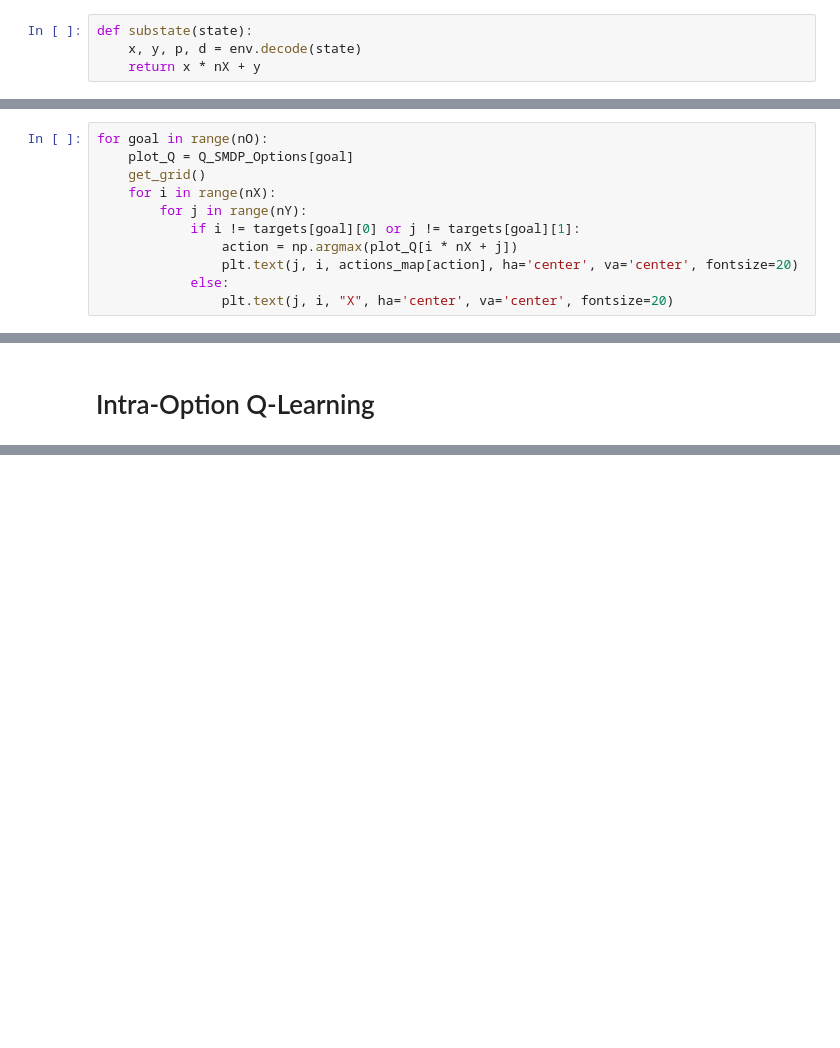
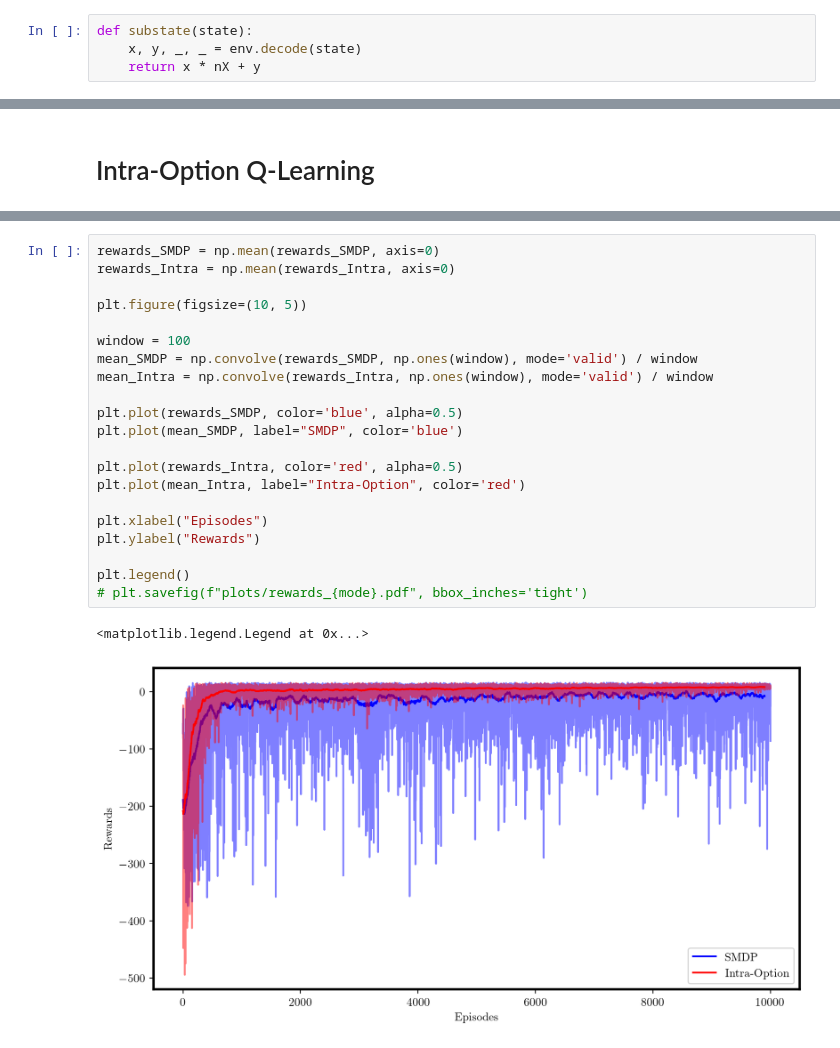
Before and after one commit to Xerefic/CS6700, a Jupyter notebook: Programming Assignment 3/Options.ipynb, the cells around one changed output, grey strips where cells are left out. Drawn from its saved outputs; the diff is of its cells as text; blank space fills up the shorter version.

```diff
--- a/Programming Assignment 3/Options.ipynb
+++ b/Programming Assignment 3/Options.ipynb
@@ -150,6 +153,6 @@ def egreedy_policy(q_values, state, epsilon):
     return choice
 # %%
 def substate(state):
-    x, y, p, d = env.decode(state)
+    x, y, _, _ = env.decode(state)
     return x * nX + y
 # %%
@@ -266,11 +379,0 @@ for i in range(nX):
-# %%
-for goal in range(nO):
-    plot_Q = Q_SMDP_Options[goal]
-    get_grid()
-    for i in range(nX):
-        for j in range(nY):
-            if i != targets[goal][0] or j != targets[goal][1]:
-                action = np.argmax(plot_Q[i * nX + j])
-                plt.text(j, i, actions_map[action], ha='center', va='center', fontsize=20)
-            else:
-                plt.text(j, i, "X", ha='center', va='center', fontsize=20)
@@ -399,0 +636,24 @@ for goal in range(nO):
+# %%
+rewards_SMDP = np.mean(rewards_SMDP, axis=0)
+rewards_Intra = np.mean(rewards_Intra, axis=0)
+
+plt.figure(figsize=(10, 5))
+
+window = 100
+mean_SMDP = np.convolve(rewards_SMDP, np.ones(window), mode='valid') / window
+mean_Intra = np.convolve(rewards_Intra, np.ones(window), mode='valid') / window
+
+plt.plot(rewards_SMDP, color='blue', alpha=0.5)
+plt.plot(mean_SMDP, label="SMDP", color='blue')
+
+plt.plot(rewards_Intra, color='red', alpha=0.5)
+plt.plot(mean_Intra, label="Intra-Option", color='red')
+
+plt.xlabel("Episodes")
+plt.ylabel("Rewards")
+
+plt.legend()
+# plt.savefig(f"plots/rewards_{mode}.pdf", bbox_inches='tight')
+# %% [output]
+<matplotlib.legend.Legend at 0x...>
+[figure, added]
```
Also changed, not shown: parts of 19 cells of this notebook, 1 other file.
